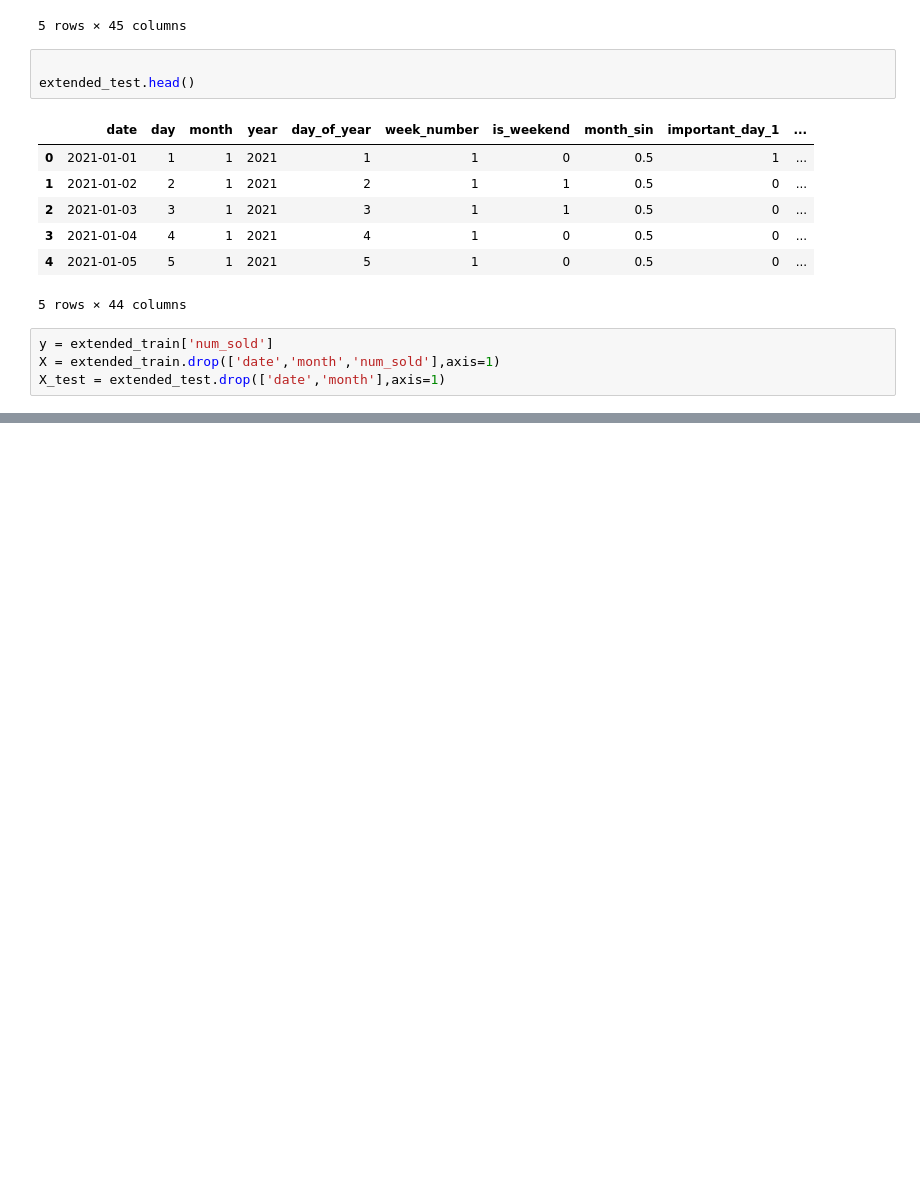
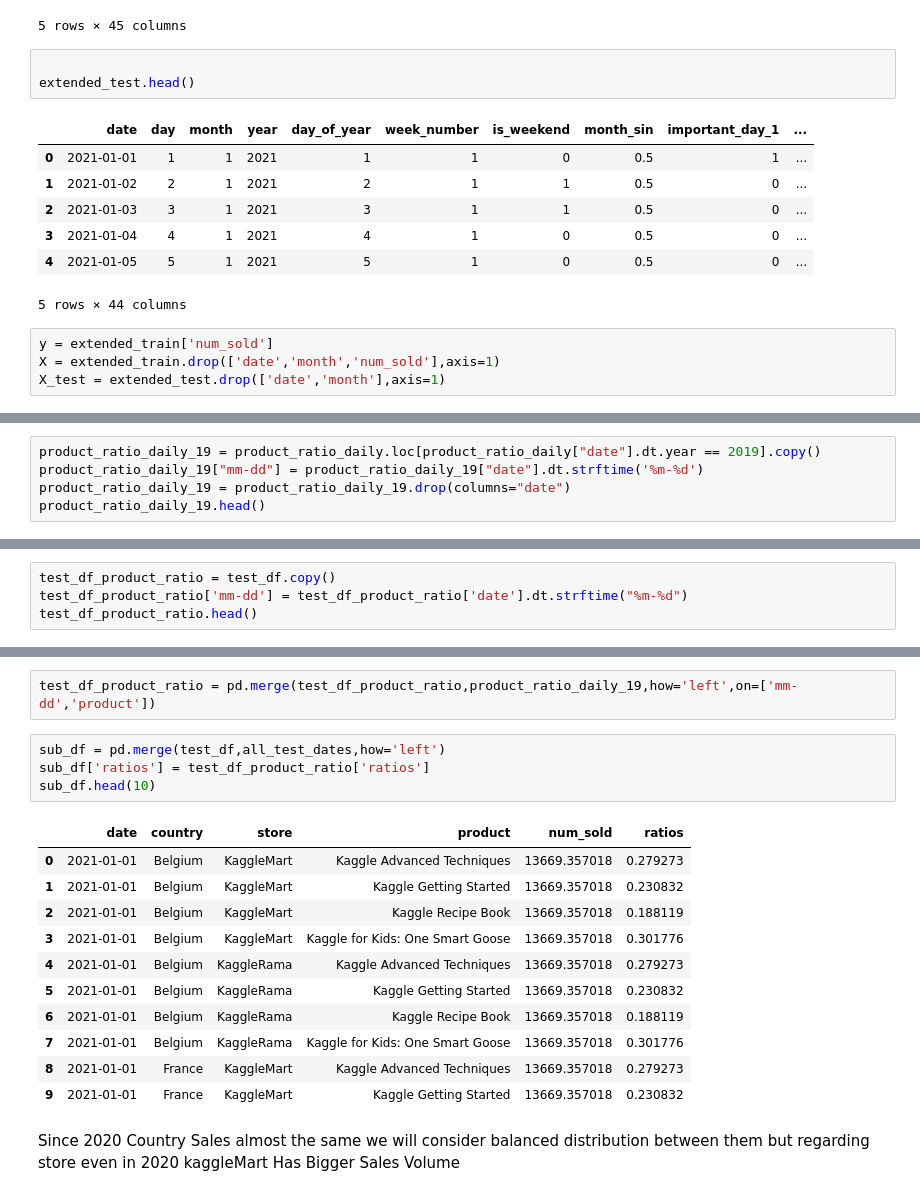
Before and after one commit to Bakhtaki/Kaggle-Competitions, a Jupyter notebook: tp-sep-2022.ipynb, the cells around one changed output, grey strips where cells are left out. Cells and saved outputs as stored; diff of their text form; blank space fills up the shorter version.

Commit message:
Kaggle Notebook | TP-Sep-2022 | Version 4

```diff
--- a/tp-sep-2022.ipynb
+++ b/tp-sep-2022.ipynb
@@ -971,0 +990,5 @@ extended_test.head()
+# %%
+product_ratio_daily_19 = product_ratio_daily.loc[product_ratio_daily["date"].dt.year == 2019].copy()
+product_ratio_daily_19["mm-dd"] = product_ratio_daily_19["date"].dt.strftime('%m-%d')
+product_ratio_daily_19 = product_ratio_daily_19.drop(columns="date")
+product_ratio_daily_19.head()
@@ -971,0 +1002,4 @@ extended_test.head()
+# %%
+test_df_product_ratio = test_df.copy()
+test_df_product_ratio['mm-dd'] = test_df_product_ratio['date'].dt.strftime("%m-%d")
+test_df_product_ratio.head()
@@ -971,0 +1014,20 @@ extended_test.head()
+# %%
+test_df_product_ratio = pd.merge(test_df_product_ratio,product_ratio_daily_19,how='left',on=['mm-dd','product'])
+# %%
+sub_df = pd.merge(test_df,all_test_dates,how='left')
+sub_df['ratios'] = test_df_product_ratio['ratios']
+sub_df.head(10)
+# %% [output]
+|  | date | country | store | product | num_sold | ratios |
+| 0 | 2021-01-01 | Belgium | KaggleMart | Kaggle Advanced Techniques | 13669.357018 | 0.279273 |
+| 1 | 2021-01-01 | Belgium | KaggleMart | Kaggle Getting Started | 13669.357018 | 0.230832 |
+| 2 | 2021-01-01 | Belgium | KaggleMart | Kaggle Recipe Book | 13669.357018 | 0.188119 |
+| 3 | 2021-01-01 | Belgium | KaggleMart | Kaggle for Kids: One Smart Goose | 13669.357018 | 0.301776 |
+| 4 | 2021-01-01 | Belgium | KaggleRama | Kaggle Advanced Techniques | 13669.357018 | 0.279273 |
+| 5 | 2021-01-01 | Belgium | KaggleRama | Kaggle Getting Started | 13669.357018 | 0.230832 |
+| 6 | 2021-01-01 | Belgium | KaggleRama | Kaggle Recipe Book | 13669.357018 | 0.188119 |
+| 7 | 2021-01-01 | Belgium | KaggleRama | Kaggle for Kids: One Smart Goose | 13669.357018 | 0.301776 |
+| 8 | 2021-01-01 | France | KaggleMart | Kaggle Advanced Techniques | 13669.357018 | 0.279273 |
+| 9 | 2021-01-01 | France | KaggleMart | Kaggle Getting Started | 13669.357018 | 0.230832 |
+# %% [markdown]
+Since 2020 Country Sales almost the same we will consider balanced distribution between them but regarding store even in 2020 kaggleMart Has Bigger Sales Volume
```
Also changed, not shown: parts of 17 cells of this notebook.
